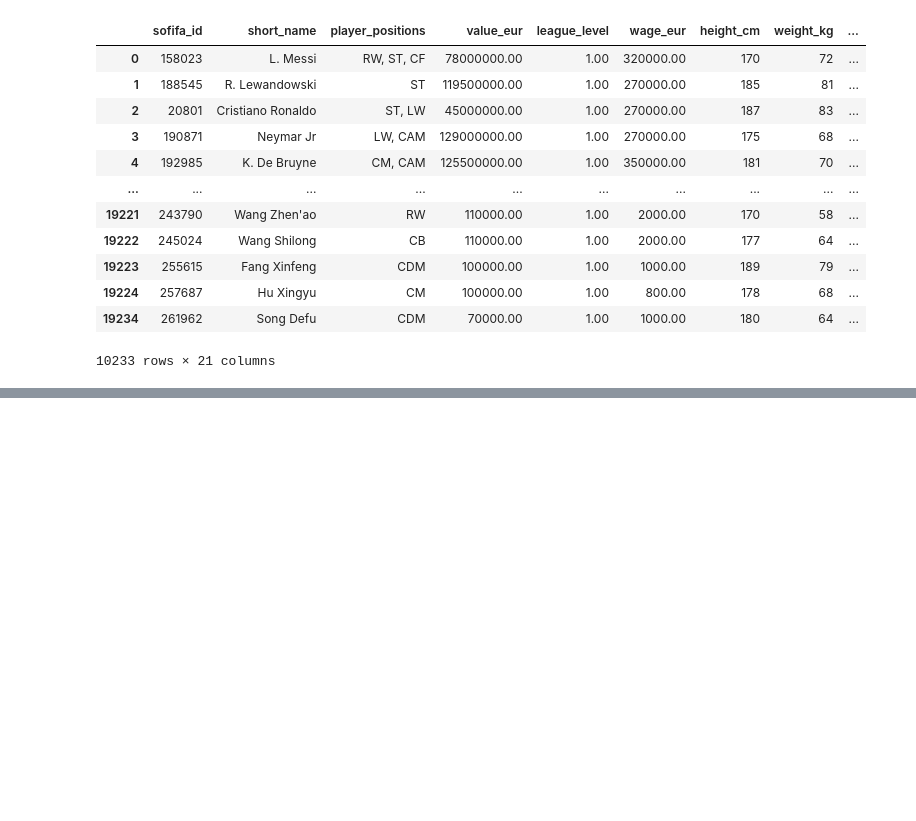
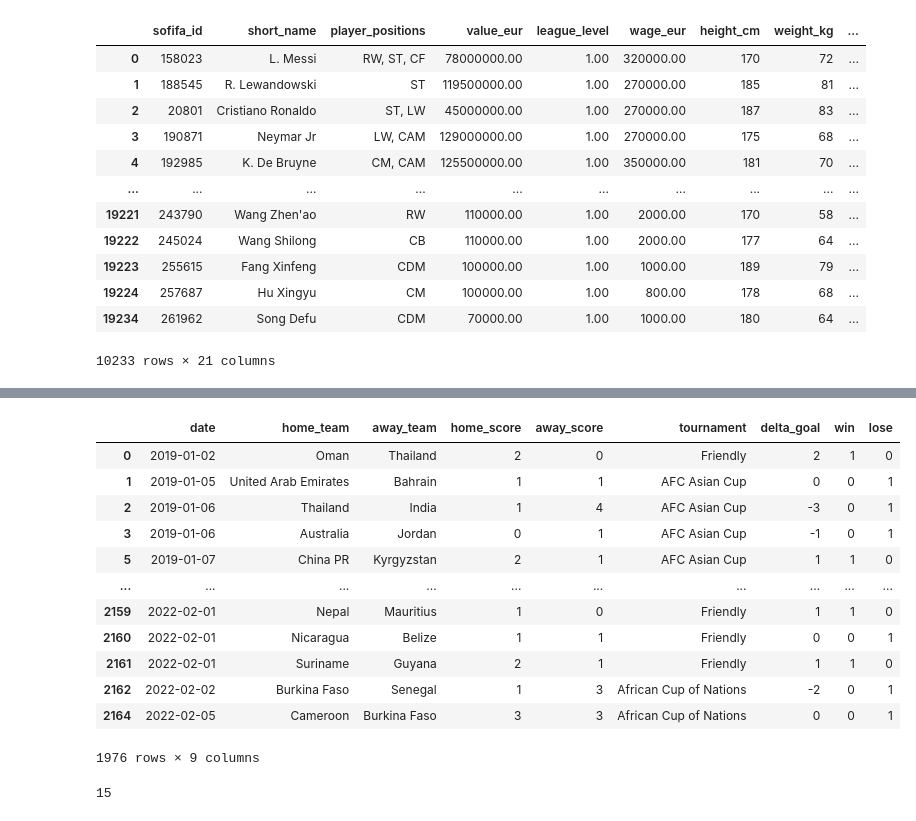
Before and after one commit to com-480-data-visualization/datavis-project-2022-y3, a Jupyter notebook: Exploratory_Data_Analysis.ipynb, the cells around one changed output, grey strips where cells are left out. Saved outputs shown, nothing was run; the diff lists cells and outputs as text; code cells hidden in the pictures; blank space fills up the shorter version.

```diff
--- a/Exploratory_Data_Analysis.ipynb
+++ b/Exploratory_Data_Analysis.ipynb
@@ -552,0 +570,24 @@ df_filter.to_csv(r'./data/players')
+# %%
+df_game = df_game[df_game.home_score + df_game.away_score != 0]
+# %%
+df_game['delta_goal'] = df_game['home_score'].astype(int) - df_game['away_score'].astype(int)
+# %%
+df_game['win'] = df_game.apply(lambda x: 1 if x['delta_goal'] > 0 else 0, axis=1)
+# %%
+df_game['lose'] = 1 - df_game['win']
+# %%
+df_game
+# %% [output]
+|  | date | home_team | away_team | home_score | away_score | tournament | delta_goal | win | lose |
+| 0 | 2019-01-02 | Oman | Thailand | 2 | 0 | Friendly | 2 | 1 | 0 |
+| 1 | 2019-01-05 | United Arab Emirates | Bahrain | 1 | 1 | AFC Asian Cup | 0 | 0 | 1 |
+| 2 | 2019-01-06 | Thailand | India | 1 | 4 | AFC Asian Cup | -3 | 0 | 1 |
+| 3 | 2019-01-06 | Australia | Jordan | 0 | 1 | AFC Asian Cup | -1 | 0 | 1 |
+| 5 | 2019-01-07 | China PR | Kyrgyzstan | 2 | 1 | AFC Asian Cup | 1 | 1 | 0 |
+| ... | ... | ... | ... | ... | ... | ... | ... | ... | ... |
+| 2159 | 2022-02-01 | Nepal | Mauritius | 1 | 0 | Friendly | 1 | 1 | 0 |
+| 2160 | 2022-02-01 | Nicaragua | Belize | 1 | 1 | Friendly | 0 | 0 | 1 |
+| 2161 | 2022-02-01 | Suriname | Guyana | 2 | 1 | Friendly | 1 | 1 | 0 |
+| 2162 | 2022-02-02 | Burkina Faso | Senegal | 1 | 3 | African Cup of Nations | -2 | 0 | 1 |
+| 2164 | 2022-02-05 | Cameroon | Burkina Faso | 3 | 3 | African Cup of Nations | 0 | 0 | 1 |
+1976 rows × 9 columns
@@ -552,0 +596,4 @@ df_filter.to_csv(r'./data/players')
+# %%
+df_game.home_score.max()
+# %% [output]
+15
```
Also changed, not shown: parts of 13 cells of this notebook, 6 other files.
